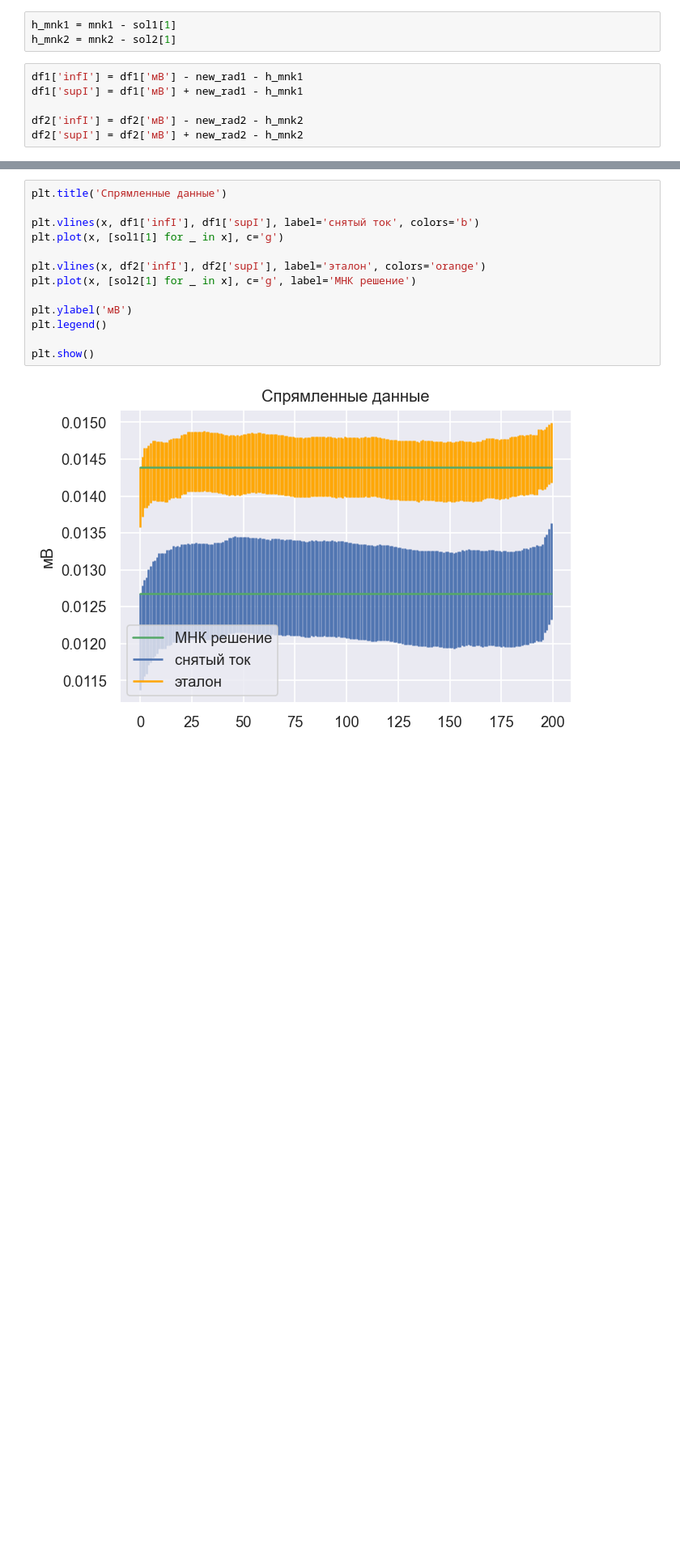
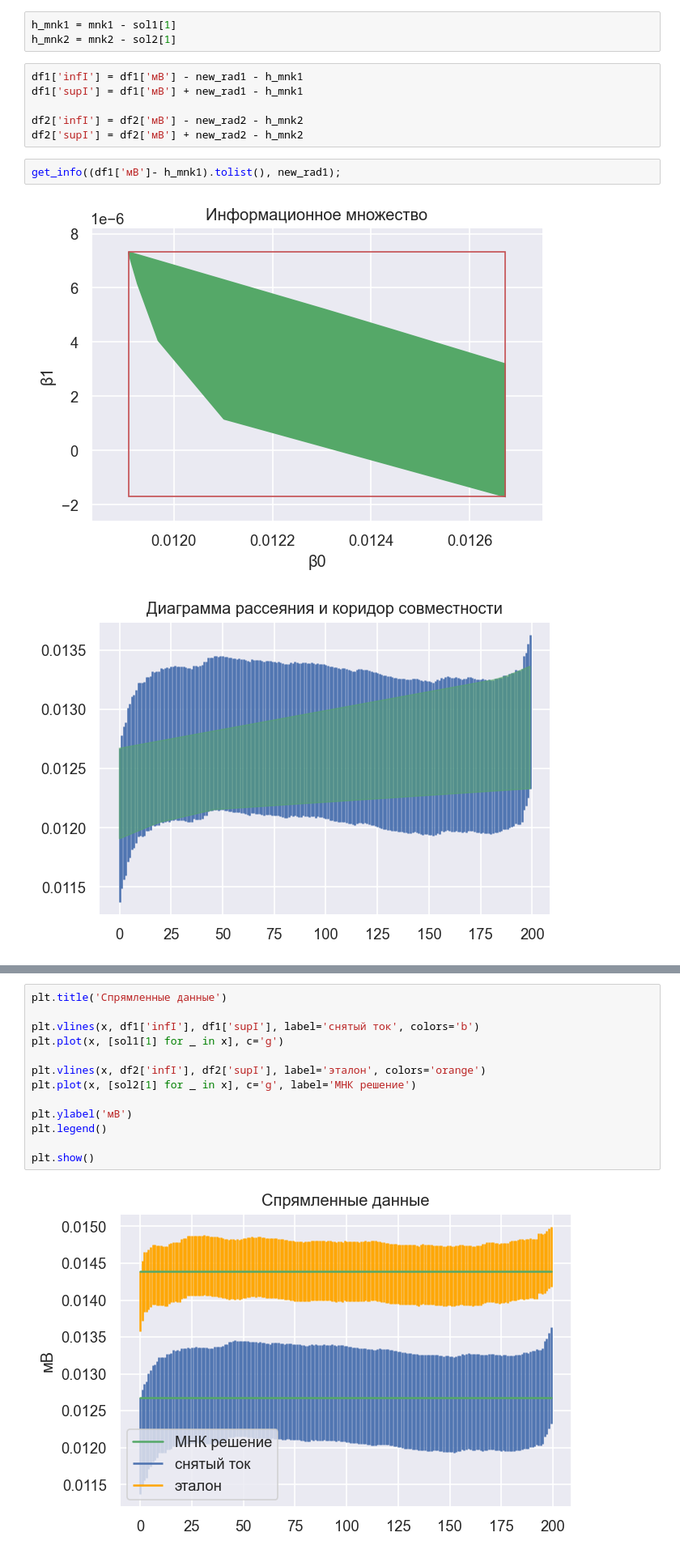
Before and after one commit to mitenevav/intervals, a Jupyter notebook: lab2/lab2.ipynb, the cells around one changed output, grey strips where cells are left out. Shown at 81% size. Cells and saved outputs as stored; diff of their text form; blank space fills up the shorter version.

```diff
--- a/lab2/lab2.ipynb
+++ b/lab2/lab2.ipynb
@@ -271,3 +272,8 @@ df1['supI'] = df1['мВ'] + new_rad1 - h_mnk1
 
 df2['infI'] = df2['мВ'] - new_rad2 - h_mnk2
 df2['supI'] = df2['мВ'] + new_rad2 - h_mnk2
+# %%
+get_info((df1['мВ']- h_mnk1).tolist(), new_rad1);
+# %% [output]
+[figure, added]
+[figure, added]
```
Also changed, not shown: parts of 4 cells of this notebook.
